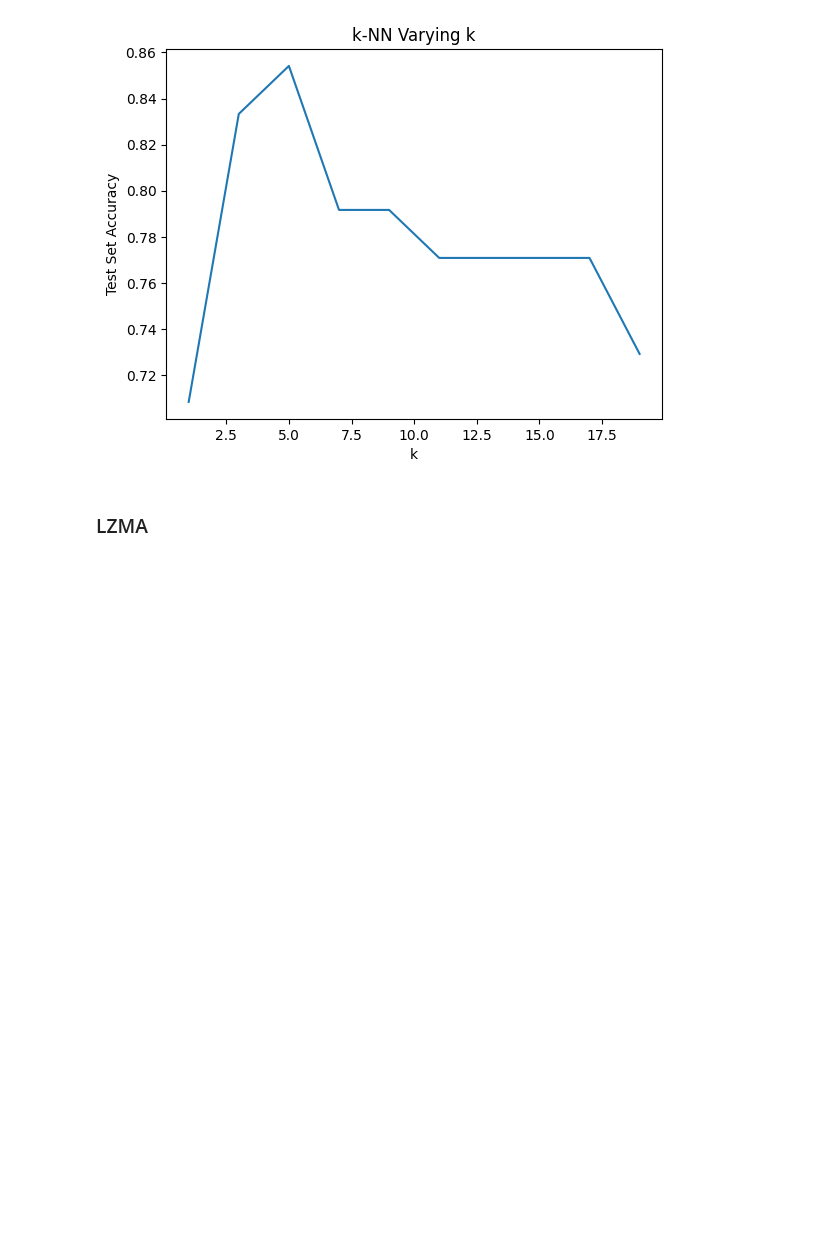
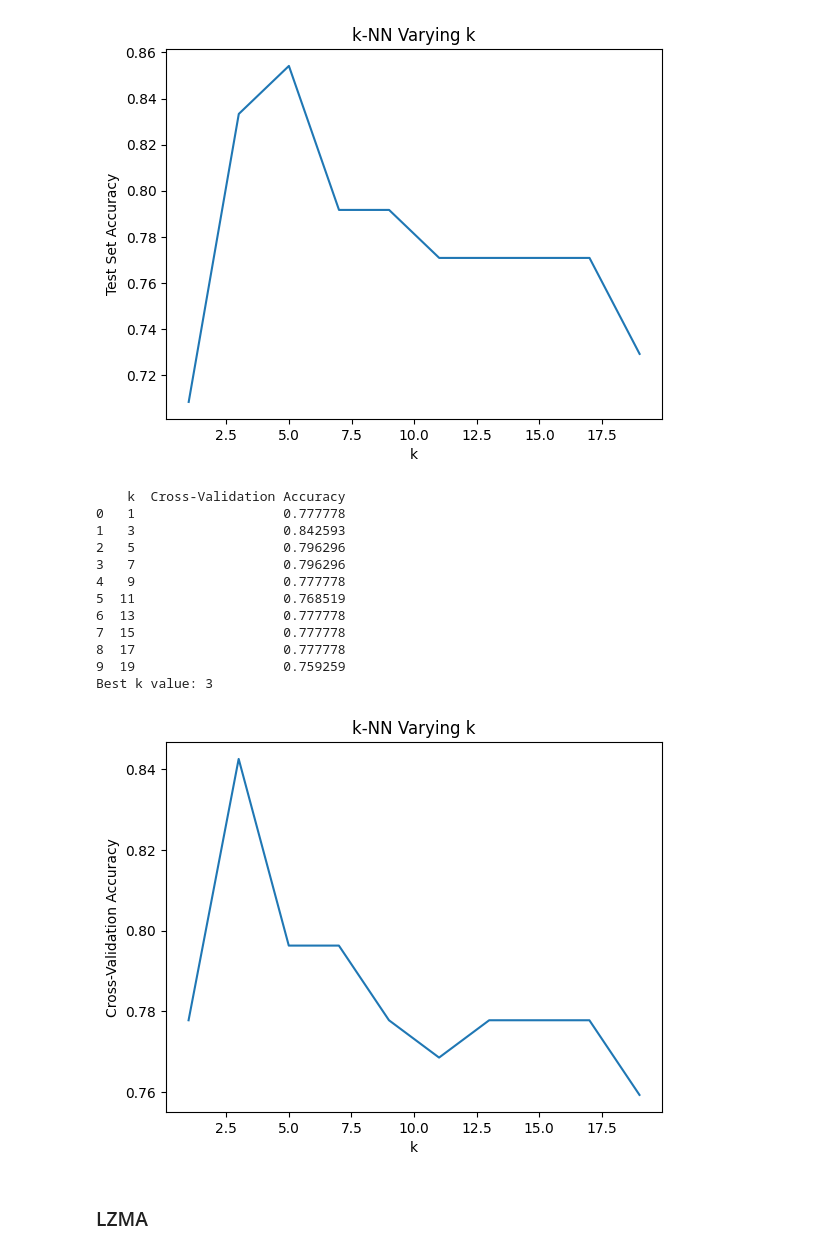
Before and after one commit to WoolierBrooks/AlzheimerDetect-Speech, a Jupyter notebook: scripts/adress_2020/02_1_Text_Classification.ipynb, the cells around one changed output. Saved outputs shown, nothing was run; the diff lists cells and outputs as text; code cells hidden in the pictures; blank space fills up the shorter version.

```diff
--- a/scripts/adress_2020/02_1_Text_Classification.ipynb
+++ b/scripts/adress_2020/02_1_Text_Classification.ipynb
@@ -1524,6 +1583,68 @@ plt.show()
 Best k value: 5
 Accuracy on test set with best k: 0.8541666666666666
 [figure]
+# %%
+import lz4.frame
+
+def ncd(x, x2):
+    x_compressed = len(lz4.frame.compress(x.encode()))
+    x2_compressed = len(lz4.frame.compress(x2.encode()))
+    xx2 = len(lz4.frame.compress((" ".join([x, x2])).encode()))
+    return (xx2 - min(x_compressed, x2_compressed)) / max(x_compressed, x2_compressed)
+
+# Compute the NCD for the training data
+train_ncd = [[ncd(x_train[i], x_train[j]) for j in range(len(x_train))] for i in range(len(x_train))]
+
+# Define the range of k values to test
+k_values = list(range(1, 20, 2))  # Odd values from 1 to 19
+
+# Store cross-validation accuracies for each k
+cv_accuracies = []
+
+# Evaluate each k using cross-validation on the training set
+for k in k_values:
+    knn = KNeighborsClassifier(n_neighbors=k)
+    # Perform cross-validation and take the mean accuracy
+    cv_scores = cross_val_score(knn, train_ncd, y_train, cv=2)  # 2-fold cross-validation
+    cv_accuracies.append(cv_scores.mean())
+
+# Create a DataFrame to store the results
+results_df = pd.DataFrame({
+    'k': k_values,
+    'Cross-Validation Accuracy': cv_accuracies
+})
+
+# Display the table
+print(results_df)
+
+# Find the best k
+best_k = k_values[np.argmax(cv_accuracies)]
+print(f"Best k value: {best_k}")
+
+# Train the KNN classifier with the best k on the entire training set
+neigh = KNeighborsClassifier(n_neighbors=best_k)
+neigh.fit(train_ncd, y_train)
+
+# Optionally, plot the cross-validation accuracies for different k values
+plt.plot(k_values, cv_accuracies)
+plt.xlabel('k')
+plt.ylabel('Cross-Validation Accuracy')
+plt.title('k-NN Varying k')
+plt.show()
+# %% [output]
+    k  Cross-Validation Accuracy
+0   1                   0.777778
+1   3                   0.842593
+2   5                   0.796296
+3   7                   0.796296
+4   9                   0.777778
+5  11                   0.768519
+6  13                   0.777778
+7  15                   0.777778
+8  17                   0.777778
+9  19                   0.759259
+Best k value: 3
+[figure, added]
 # %% [markdown]
 ### LZMA
 # %%
```
Also changed, not shown: parts of 12 cells of this notebook.
